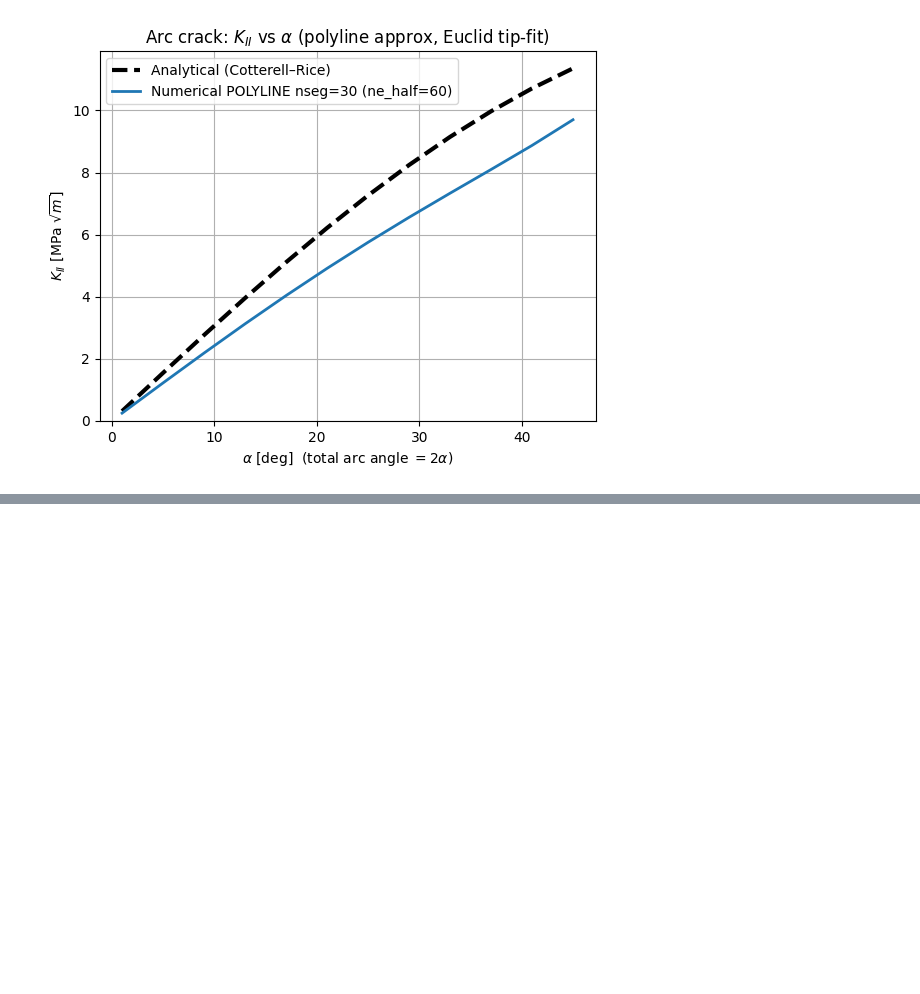
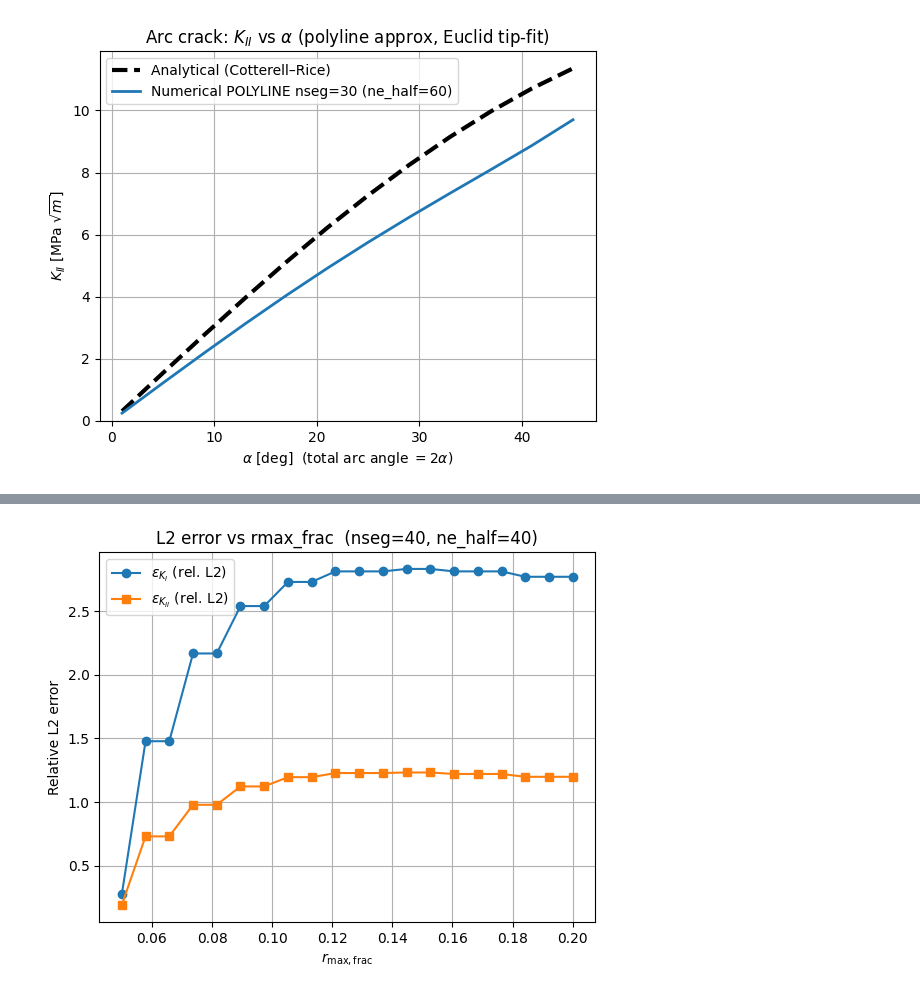
Before and after one commit to Ghoniem/Fracture, a Jupyter notebook: VCM_1_3/notebooks/validation.ipynb, the cells around one changed output, grey strips where cells are left out. Cells and saved outputs as stored; diff of their text form; code cells hidden in the pictures; blank space fills up the shorter version.

```diff
--- a/VCM_1_3/notebooks/validation.ipynb
+++ b/VCM_1_3/notebooks/validation.ipynb
@@ -1716,0 +1810,35 @@ plt.show()
+# %%
+
+# -------------------------
+# (2) L2 error vs rmax_frac
+# -------------------------
+rmax_list = np.linspace(0.05, 0.20, 20)
+errKI_r = []
+errKII_r = []
+
+ne_fixed = 40  # per your request
+
+for rmax_val in rmax_list:
+    KIa, KIIa, KIn, KIIn = compute_K_arrays(
+        ne_fixed, rmax_val,
+        fit_frac=fit_frac_fixed,
+        min_segs=min_segs_fixed,
+        two_term=two_term_fixed
+    )
+    errKI_r.append(rel_L2(KIn, KIa))
+    errKII_r.append(rel_L2(KIIn, KIIa))
+
+errKI_r = np.asarray(errKI_r, float)
+errKII_r = np.asarray(errKII_r, float)
+
+fig, ax = plt.subplots()
+ax.plot(rmax_list, errKI_r, "o-", label=r"$\epsilon_{K_I}$ (rel. L2)")
+ax.plot(rmax_list, errKII_r, "s-", label=r"$\epsilon_{K_{II}}$ (rel. L2)")
+ax.set_xlabel(r"$r_{\max,\mathrm{frac}}$")
+ax.set_ylabel("Relative L2 error")
+ax.set_title(f"L2 error vs rmax_frac  (nseg={nseg_test}, ne_half={ne_fixed})")
+ax.grid(True)
+ax.legend()
+plt.show()
+# %% [output]
+[figure, added]
```
Also changed, not shown: parts of 4 cells of this notebook, 1 other file.
